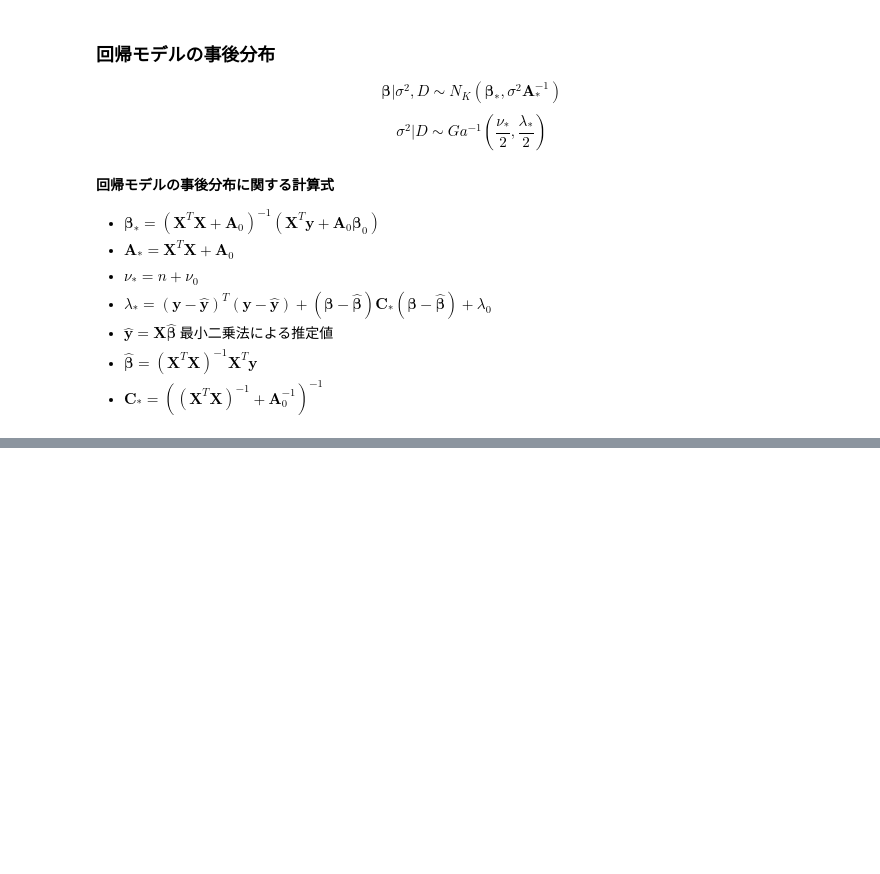
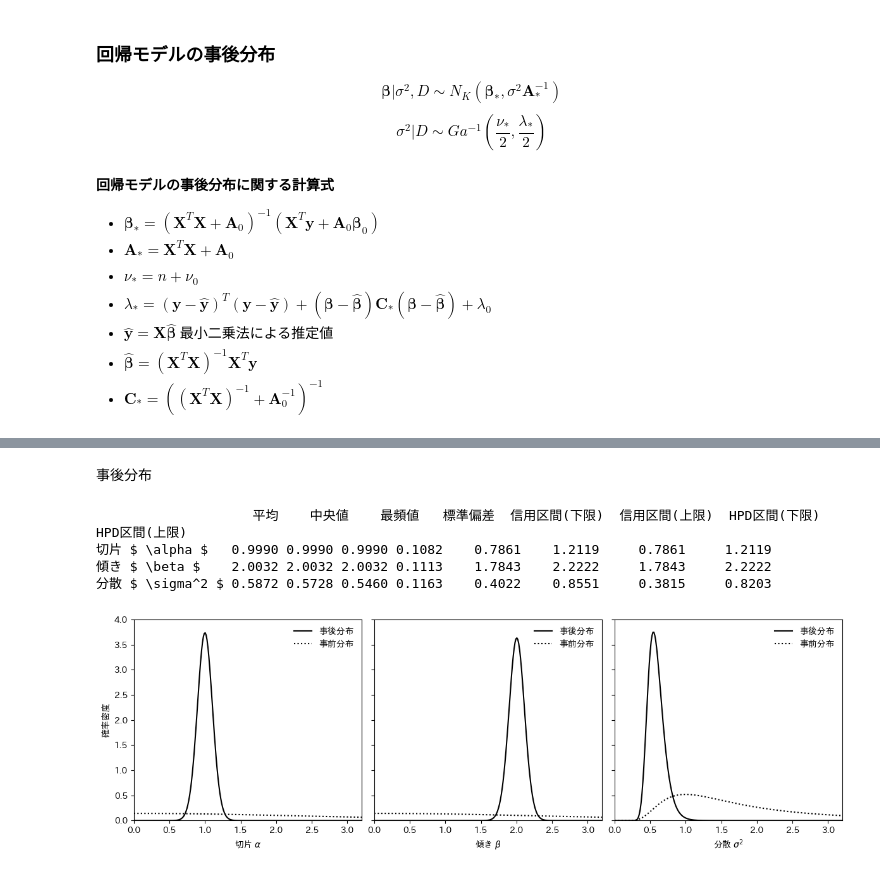
Before and after one commit to inoueshinichi/Learn_Bayesian, a Jupyter notebook: regression_bayes_update.ipynb, the cells around one changed output, grey strips where cells are left out. Saved outputs shown, nothing was run; the diff lists cells and outputs as text; code cells hidden in the pictures; blank space fills up the shorter version.

```diff
--- a/regression_bayes_update.ipynb
+++ b/regression_bayes_update.ipynb
@@ -167,0 +224,44 @@ def regression_stats(y: np.ndarray,
+# %% [markdown]
+事後分布
+# %%
+b0 = np.zeros(2)
+A0 = 0.2 * np.eye(2)
+nu0 = 5.0
+lam0 = 7.0
+h0 = np.sqrt(np.diag(lam0 / nu0 * la.inv(A0)))
+prob = 0.95
+results, b_star, h, nu_star, lam_star = regression_stats(y, X, b0, A0, nu0, lam0, prob)
+print(results.to_string(float_format='{:,.4f}'.format))
+# %% [output]
+                    平均    中央値    最頻値   標準偏差  信用区間(下限)  信用区間(上限)  HPD区間(下限)  HPD区間(上限)
+切片 $ \alpha $   0.9990 0.9990 0.9990 0.1082    0.7861    1.2119     0.7861     1.2119
+傾き $ \beta $    2.0032 2.0032 2.0032 0.1113    1.7843    2.2222     1.7843     2.2222
+分散 $ \sigma^2 $ 0.5872 0.5728 0.5460 0.1163    0.4022    0.8551     0.3815     0.8203
+# %%
+labels = [
+    '切片 $ \\alpha $', '傾き $ \\beta $', '分散 $ \\sigma^2 $'
+]
+
+fig2, ax2 = plt.subplots(1, 3, sharey='all', sharex='all', num=2, figsize=(12,4), facecolor='w')
+x = np.linspace(0, 3.2, 250)
+ax2[0].set_xlim(0, 3.2)
+ax2[0].set_ylim(0, 4)
+ax2[0].set_ylabel('確率密度')
+
+for index in range(3):
+    if index < 2:
+        posterior = st.t.pdf(x, nu_star, loc=b_star[index], scale=h[index])
+        prior = st.t.pdf(x, nu0, loc=b0[index], scale=h0[index])
+    else:
+        posterior = st.invgamma.pdf(x, 0.5 * nu_star, scale= 0.5 * lam_star)
+        prior = st.invgamma.pdf(x, 0.5 * nu0, scale= 0.5 * lam0)
+    ax2[index].plot(x, posterior, 'k-', label='事後分布')
+    ax2[index].plot(x, prior, 'k:', label='事前分布')
+    ax2[index].set_xlabel(labels[index])
+    ax2[index].legend(loc='best', frameon=False)
+
+plt.tight_layout()
+# plt.savefig('pybayes_fig_regression_posterior.png', dpi=300)
+plt.show()
+# %% [output]
+[figure, added]
```
Also changed, not shown: parts of 14 cells of this notebook, 2 other files.
